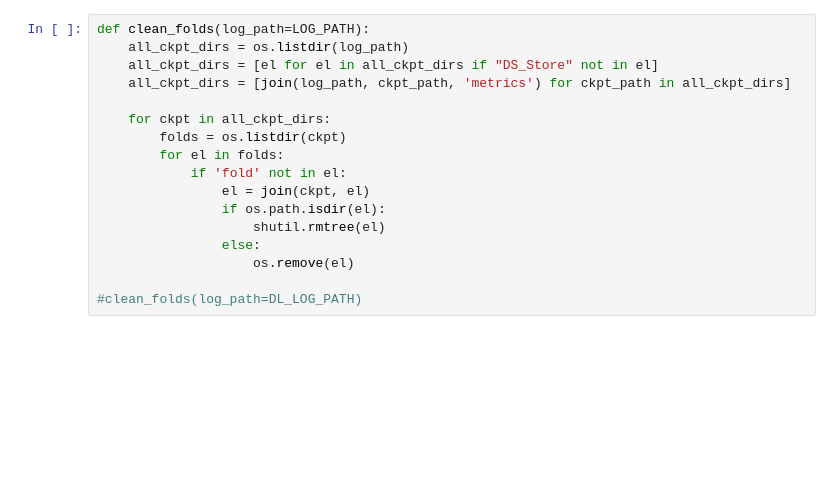
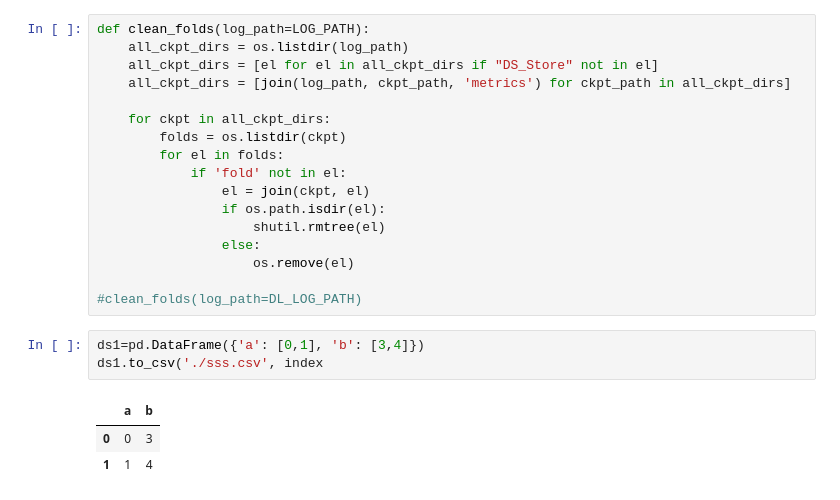
Before and after one commit to jeromel05/Ultrametric-benchmark-v2, a Jupyter notebook: notebooks/postprocessing_metrics.ipynb, the cells around one changed output. Saved outputs shown, nothing was run; the diff lists cells and outputs as text; blank space fills up the shorter version.

```diff
--- a/notebooks/postprocessing_metrics.ipynb
+++ b/notebooks/postprocessing_metrics.ipynb
@@ -849,3 +831,10 @@ def clean_folds(log_path=LOG_PATH):
                     os.remove(el)
 
 #clean_folds(log_path=DL_LOG_PATH)
+# %%
+ds1=pd.DataFrame({'a': [0,1], 'b': [3,4]})
+ds1.to_csv('./sss.csv', index
+# %% [output]
+|  | a | b |
+| 0 | 0 | 3 |
+| 1 | 1 | 4 |
```
Also changed, not shown: parts of 5 cells of this notebook, 3 other files.
